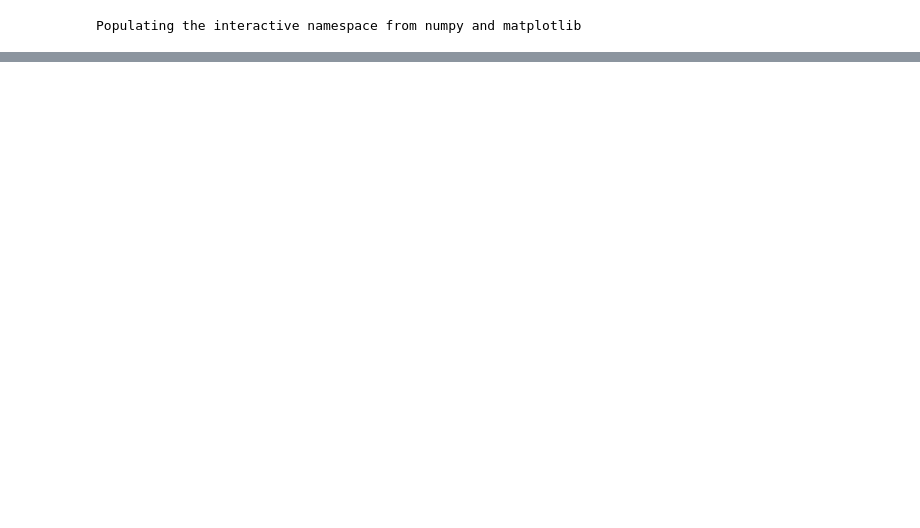
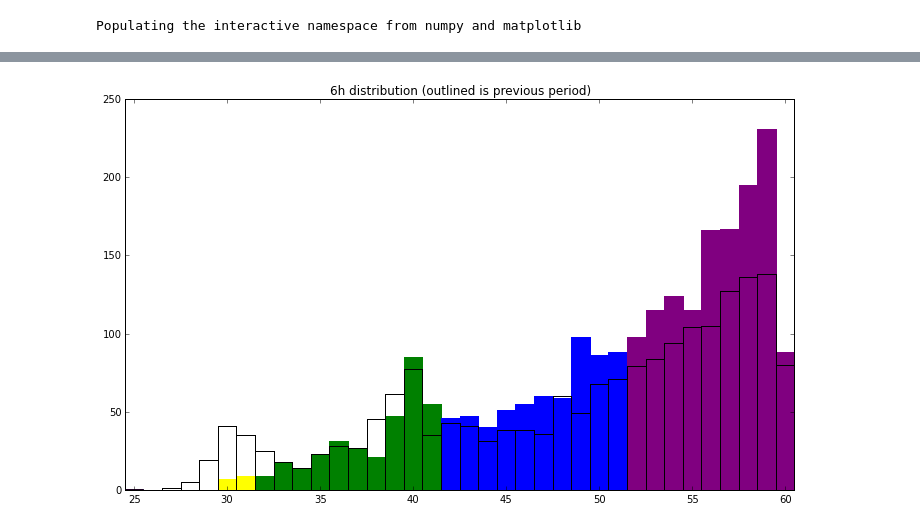
Before and after one commit to abra3607/thebutton, a Jupyter notebook: analysis/analysis.ipynb, the cells around one changed output, grey strips where cells are left out. Cells and saved outputs as stored; diff of their text form; code cells hidden in the pictures; blank space fills up the shorter version.

```diff
--- a/analysis/analysis.ipynb
+++ b/analysis/analysis.ipynb
@@ -59,0 +211,22 @@ savefig('plot.png')
+# %%
+Y = slice_presses(timedelta(hours=12), timedelta(hours=6))[:, 1]
+X = slice_presses(timedelta(hours=6))[:, 1]
+
+figure(figsize=(12, 7))
+
+fr = min(hstack((X, Y))) // 5 *  5
+b = list(range(fr, 62))
+xlim((fr, 61))
+
+for i in range(6):
+    chist(X[(lb[i] <= X) * (X < hb[i])], bins=b, color=C[i], ec=C[i])
+    chist(Y[(lb[i] <= Y) * (Y < hb[i])], bins=b, fill=False, lw=1)
+
+ticks = array(range(fr, 61, 5))
+gca().set_xticks(ticks + 0.5)
+gca().set_xticklabels(mapl(str, ticks))
+
+title('6h distribution (outlined is previous period)')
+savefig('6h_hist.png', bbox_inches='tight')
+# %% [output]
+[figure, added]
```
Also changed, not shown: parts of 18 cells of this notebook, 11 other files.
